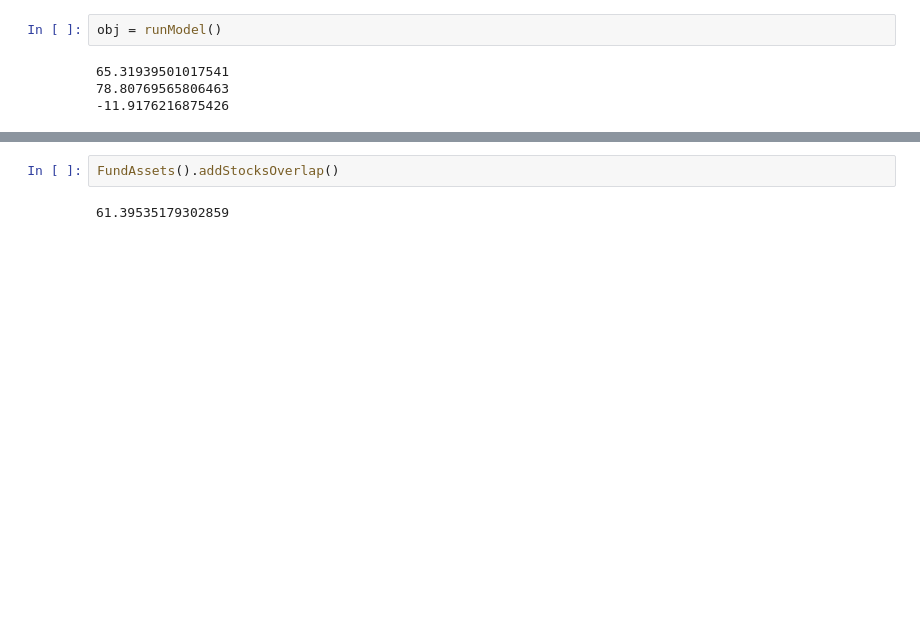
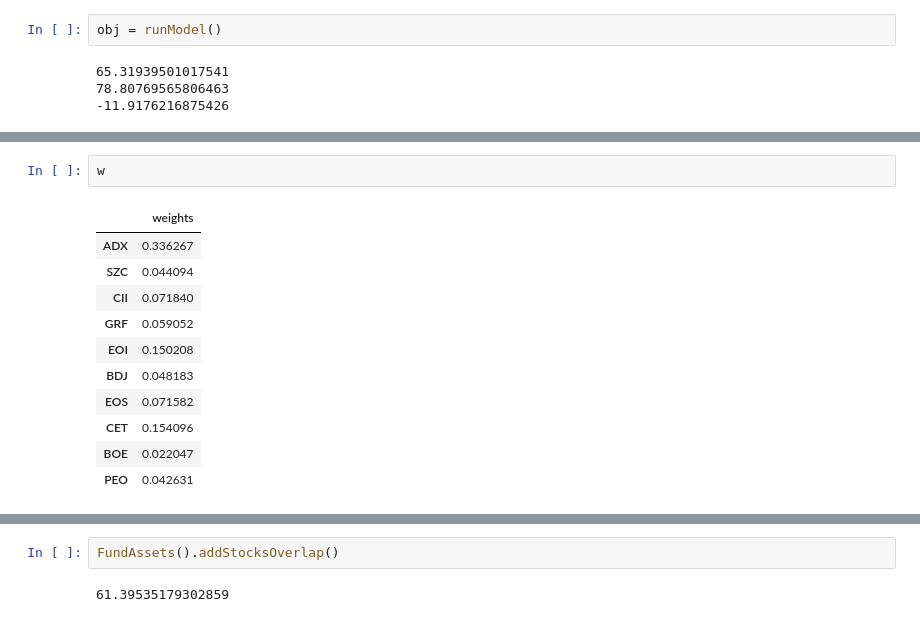
Before and after one commit to Julia-Susser/Closed-End-Fund-2.0, a Jupyter notebook: src/S&P500 Optimizer - Random Swap.ipynb, the cells around one changed output, grey strips where cells are left out. Cells and saved outputs as stored; diff of their text form; blank space fills up the shorter version.

```diff
--- a/src/S&P500 Optimizer - Random Swap.ipynb
+++ b/src/S&P500 Optimizer - Random Swap.ipynb
@@ -208,0 +216,14 @@ obj = runModel()
+# %%
+w
+# %% [output]
+|  | weights |
+| ADX | 0.336267 |
+| SZC | 0.044094 |
+| CII | 0.071840 |
+| GRF | 0.059052 |
+| EOI | 0.150208 |
+| BDJ | 0.048183 |
+| EOS | 0.071582 |
+| CET | 0.154096 |
+| BOE | 0.022047 |
+| PEO | 0.042631 |
```
Also changed, not shown: parts of 5 cells of this notebook, 3 other files.
